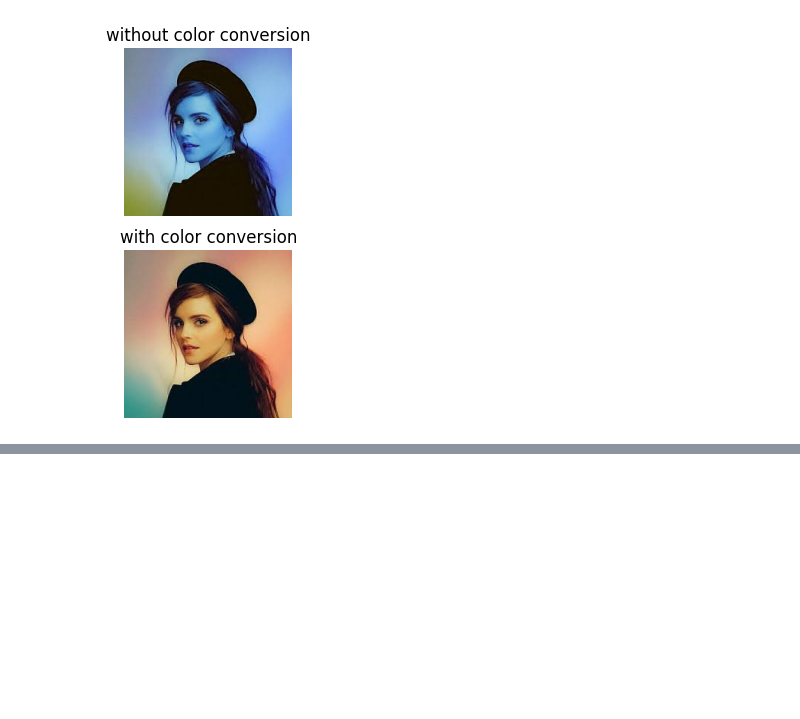
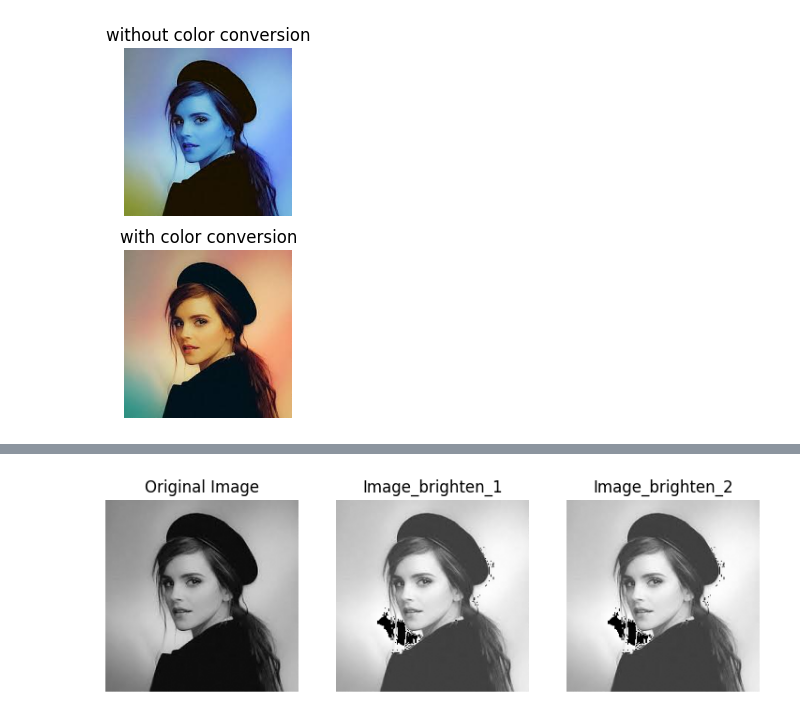
Before and after one commit to ywchanna2001/Computer-Vision, a Jupyter notebook: Grayscale_Image.ipynb, the cells around one changed output, grey strips where cells are left out. Saved outputs shown, nothing was run; the diff lists cells and outputs as text; code cells hidden in the pictures; blank space fills up the shorter version.

```diff
--- a/Grayscale_Image.ipynb
+++ b/Grayscale_Image.ipynb
@@ -61,0 +134,39 @@ cv.destroyAllWindows()
+# %%
+import cv2 as cv
+import matplotlib.pyplot as plt
+import numpy as np
+
+def img_brighten_1(image, shift):
+    h = image.shape[0]
+    w = image.shape[1]
+    result = np.zeros(image.shape, image.dtype)
+    for i in range(0,h):
+        for j in range(0,w):
+            result[i,j] = image[i,j] + shift
+    return result
+
+def img_brighten_2(image, shift):
+    h = image.shape[0]
+    w = image.shape[1]
+    result = np.zeros(image.shape, image.dtype)
+    for i in range(0,h):
+        for j in range(0,w):
+            result[i,j] = min(image[i,j] + shift, 255)
+    return result
+
+img = cv.imread('media/emma.jfif',cv.IMREAD_GRAYSCALE)
+imgb = img_brighten_1(img, 50)
+imgc = img_brighten_2(img, 50)
+f, ax = plt.subplots(1,3, figsize=(9, 3))
+ax[0].imshow(img, cmap='gray', vmin=0, vmax=255)
+ax[0].set_title('Original Image')
+ax[0].axis('off')
+ax[1].imshow(imgb, cmap='gray', vmin=0, vmax=255)
+ax[1].set_title('Image_brighten_1')
+ax[1].axis('off')
+ax[2].imshow(imgc, cmap='gray', vmin=0, vmax=255)
+ax[2].set_title('Image_brighten_2')
+ax[2].axis('off')
+plt.show()
+# %% [output]
+[figure, added]
```
Also changed, not shown: parts of 13 cells of this notebook, 1 other file.
